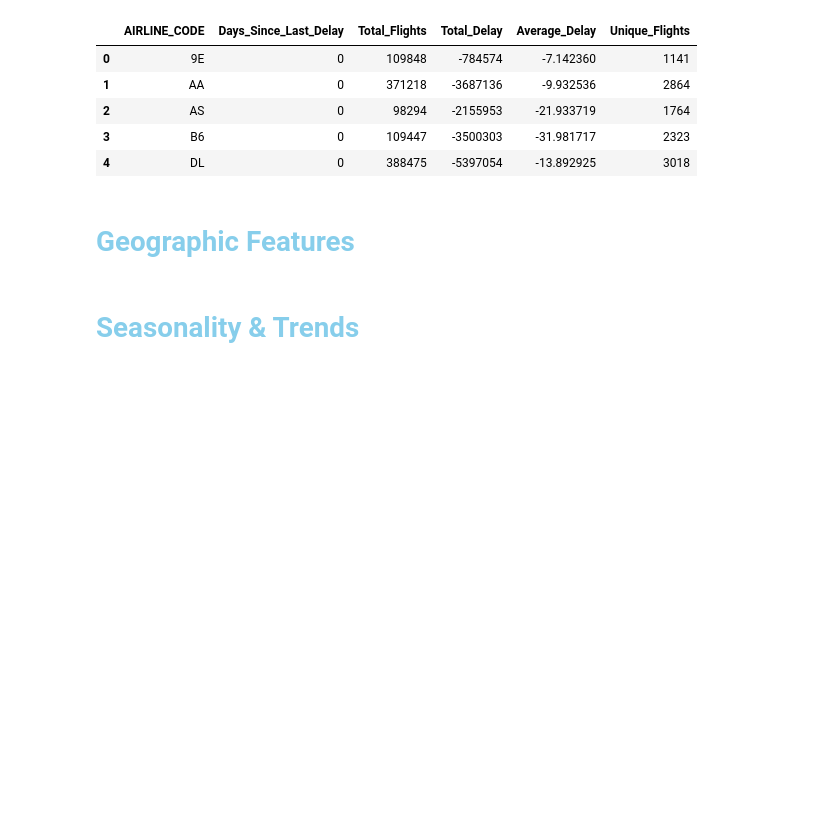
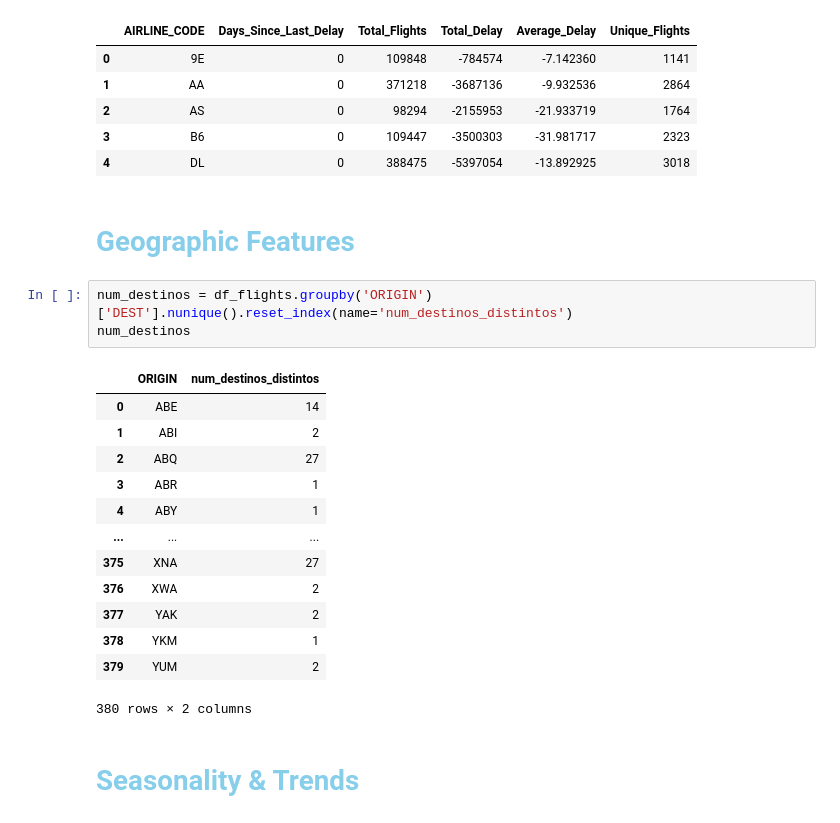
Before and after one commit to BrunoAfonso18/sdw, a Jupyter notebook: flights.ipynb, the cells around one changed output. Cells and saved outputs as stored; diff of their text form; blank space fills up the shorter version.

```diff
--- a/flights.ipynb
+++ b/flights.ipynb
@@ -442,5 +441,22 @@ airline_data.head()
 | 4 | DL | 0 | 388475 | -5397054 | -13.892925 | 3018 |
 # %% [markdown]
 # <b></span><span style='color:#87CEEB'> Geographic Features</span></b>
+# %%
+num_destinos = df_flights.groupby('ORIGIN')['DEST'].nunique().reset_index(name='num_destinos_distintos')
+num_destinos
+# %% [output]
+|  | ORIGIN | num_destinos_distintos |
+| 0 | ABE | 14 |
+| 1 | ABI | 2 |
+| 2 | ABQ | 27 |
+| 3 | ABR | 1 |
+| 4 | ABY | 1 |
+| ... | ... | ... |
+| 375 | XNA | 27 |
+| 376 | XWA | 2 |
+| 377 | YAK | 2 |
+| 378 | YKM | 1 |
+| 379 | YUM | 2 |
+380 rows × 2 columns
 # %% [markdown]
 # <b></span><span style='color:#87CEEB'> Seasonality & Trends</span></b>
```
Also changed, not shown: parts of 7 cells of this notebook.
